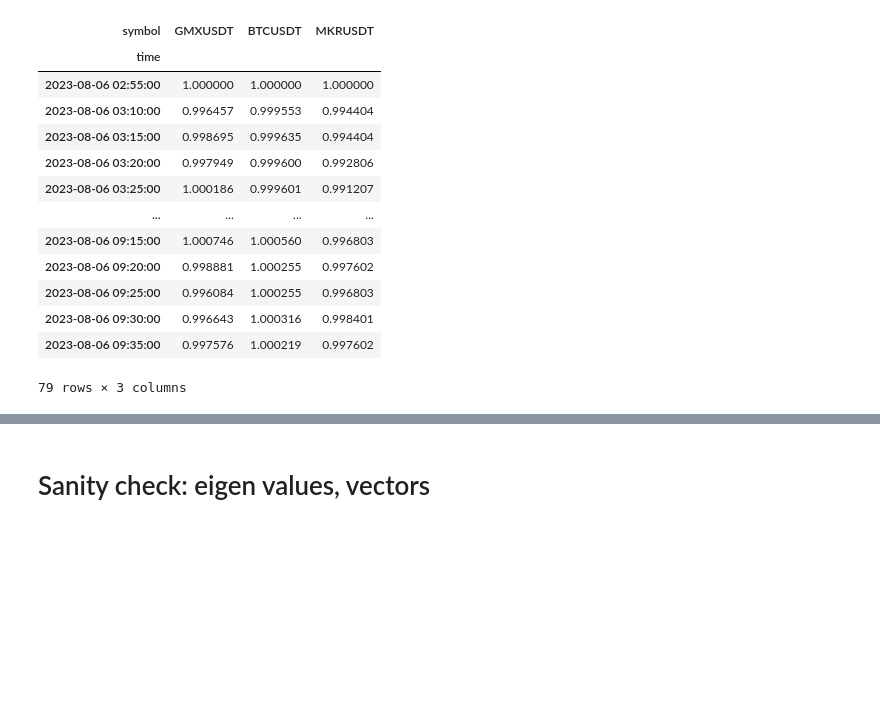
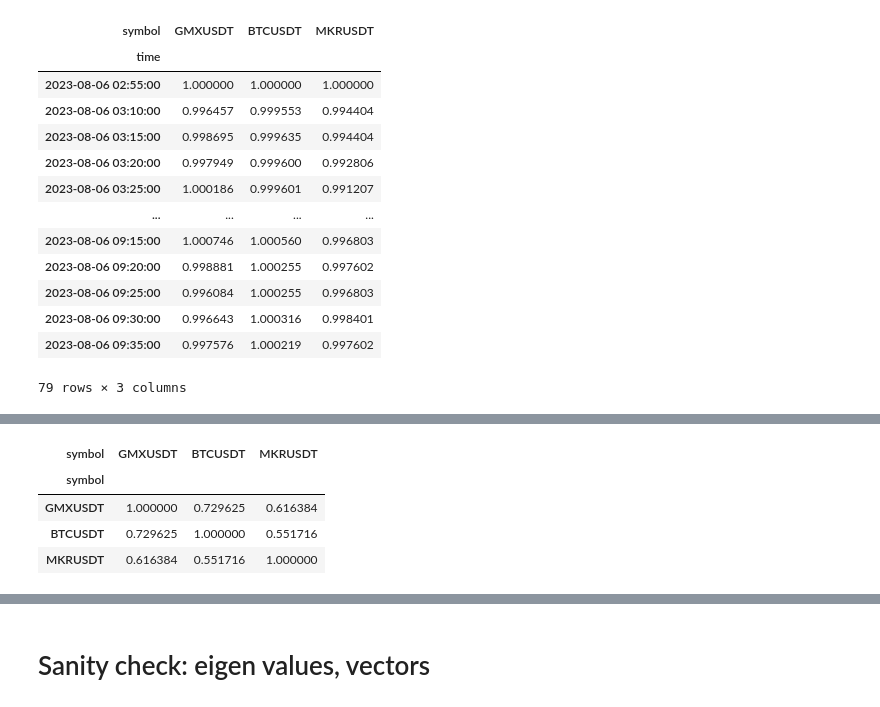
Before and after one commit to sculd/mean_reversal, a Jupyter notebook: var1_trade.ipynb, the cells around one changed output, grey strips where cells are left out. Cells and saved outputs as stored; diff of their text form; code cells hidden in the pictures; blank space fills up the shorter version.

```diff
--- a/var1_trade.ipynb
+++ b/var1_trade.ipynb
@@ -212,0 +207,8 @@ df = get_close_between_date(5, symbols, date_str_20230806, date_str_20230809).dr
+# %%
+get_close_between_date(1, symbols, date_str_20230806, date_str_20230809).corr().style.background_gradient(cmap='coolwarm')
+# %% [output]
+| symbol | GMXUSDT | BTCUSDT | MKRUSDT |
+| symbol |  |  |  |
+| GMXUSDT | 1.000000 | 0.729625 | 0.616384 |
+| BTCUSDT | 0.729625 | 1.000000 | 0.551716 |
+| MKRUSDT | 0.616384 | 0.551716 | 1.000000 |
```
Also changed, not shown: parts of 21 cells of this notebook.
